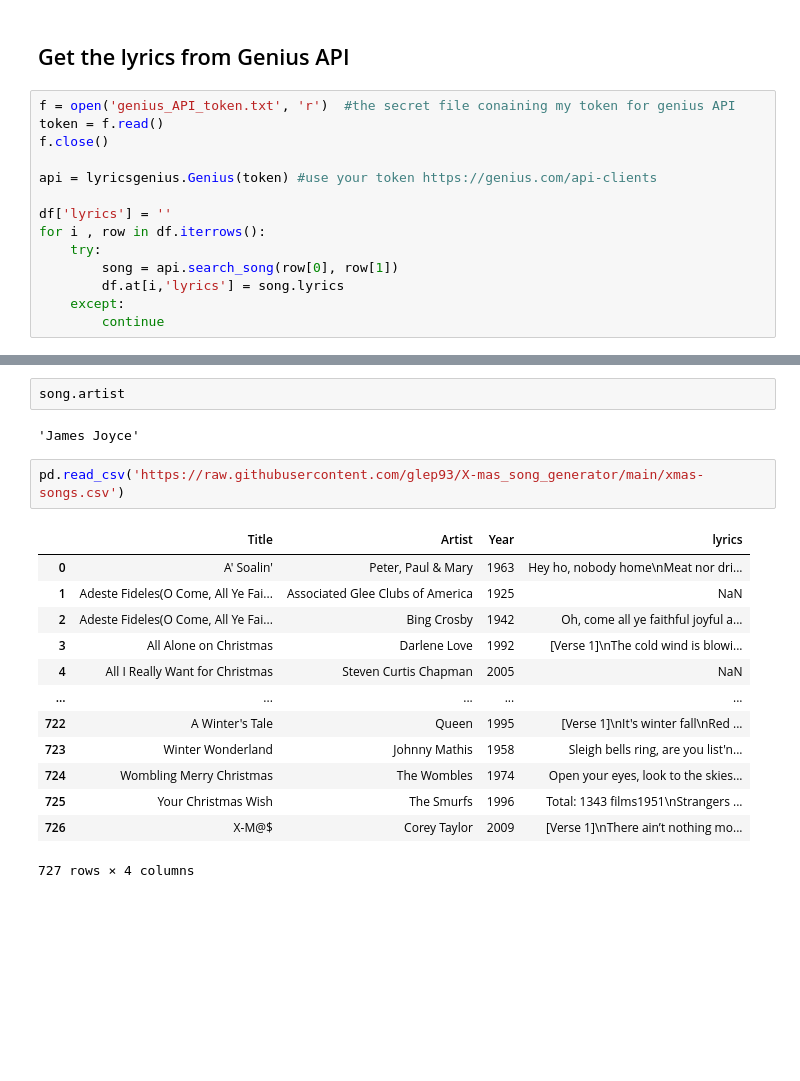
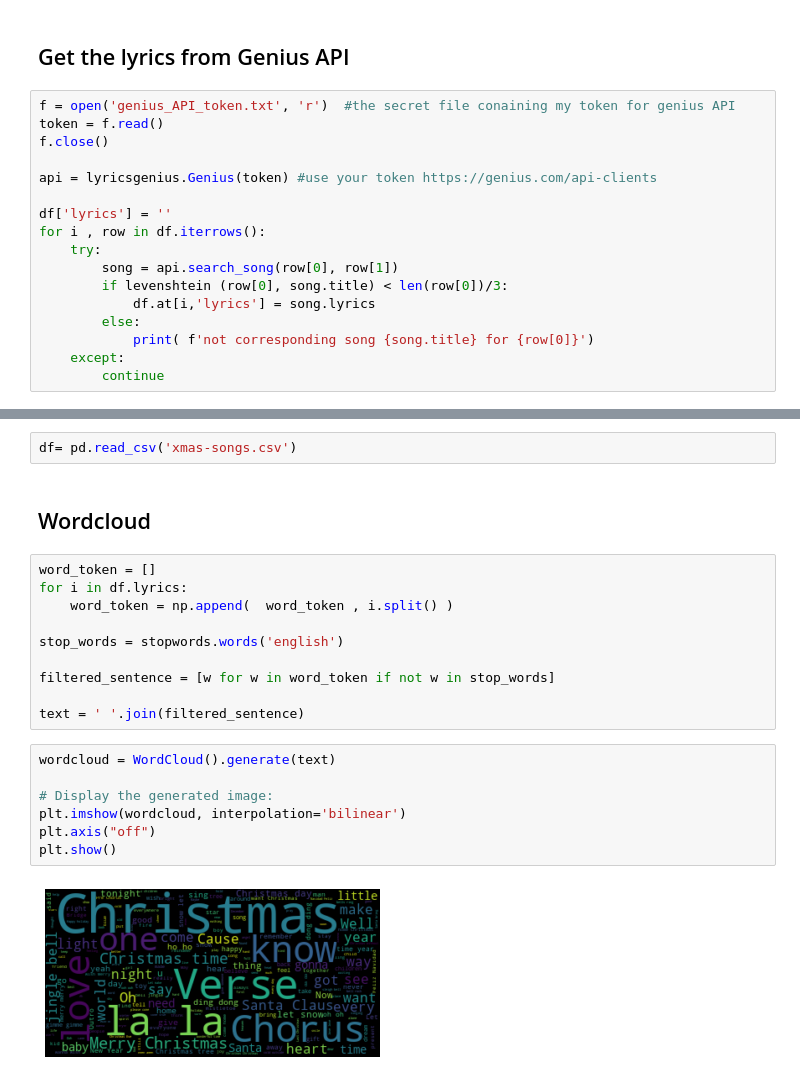
Before and after one commit to glep93/X-mas_song_generator, a Jupyter notebook: generate_training_set.ipynb, the cells around one changed output, grey strips where cells are left out. Drawn from its saved outputs; the diff is of its cells as text; blank space fills up the shorter version.

```diff
--- a/generate_training_set.ipynb
+++ b/generate_training_set.ipynb
@@ -38,7 +44,10 @@ df['lyrics'] = ''
 for i , row in df.iterrows():
     try:
         song = api.search_song(row[0], row[1])
-        df.at[i,'lyrics'] = song.lyrics
+        if levenshtein (row[0], song.title) < len(row[0])/3:
+            df.at[i,'lyrics'] = song.lyrics
+        else:
+            print( f'not corresponding song {song.title} for {row[0]}')
     except:
         continue
 # %% [output]
@@ -73,20 +80,23 @@ song.title
-# %%
-song.artist
-# %% [output]
-'James Joyce'
-# %%
-pd.read_csv('https://raw.githubusercontent.com/glep93/X-mas_song_generator/main/xmas-songs.csv')
-# %% [output]
-|  | Title | Artist | Year | lyrics |
-| 0 | A' Soalin' | Peter, Paul & Mary | 1963 | Hey ho, nobody home\nMeat nor dri... |
-| 1 | Adeste Fideles(O Come, All Ye Fai... | Associated Glee Clubs of America | 1925 | NaN |
-| 2 | Adeste Fideles(O Come, All Ye Fai... | Bing Crosby | 1942 | Oh, come all ye faithful joyful a... |
-| 3 | All Alone on Christmas | Darlene Love | 1992 | [Verse 1]\nThe cold wind is blowi... |
-| 4 | All I Really Want for Christmas | Steven Curtis Chapman | 2005 | NaN |
-| ... | ... | ... | ... | ... |
-| 722 | A Winter's Tale | Queen | 1995 | [Verse 1]\nIt's winter fall\nRed ... |
-| 723 | Winter Wonderland | Johnny Mathis | 1958 | Sleigh bells ring, are you list'n... |
-| 724 | Wombling Merry Christmas | The Wombles | 1974 | Open your eyes, look to the skies... |
-| 725 | Your Christmas Wish | The Smurfs | 1996 | Total: 1343 films1951\nStrangers ... |
-| 726 | X-M@$ | Corey Taylor | 2009 | [Verse 1]\nThere ain’t nothing mo... |
-727 rows × 4 columns
+# %%
+df= pd.read_csv('xmas-songs.csv')
+# %% [markdown]
+## Wordcloud
+# %%
+word_token = []
+for i in df.lyrics:
+    word_token = np.append(  word_token , i.split() )
+
+stop_words = stopwords.words('english')
+
+filtered_sentence = [w for w in word_token if not w in stop_words]
+
+text = ' '.join(filtered_sentence)
+# %%
+wordcloud = WordCloud().generate(text)
+
+# Display the generated image:
+plt.imshow(wordcloud, interpolation='bilinear')
+plt.axis("off")
+plt.show()
+# %% [output]
+[figure, added]
```
Also changed, not shown: parts of 7 cells of this notebook, 32 other files.
